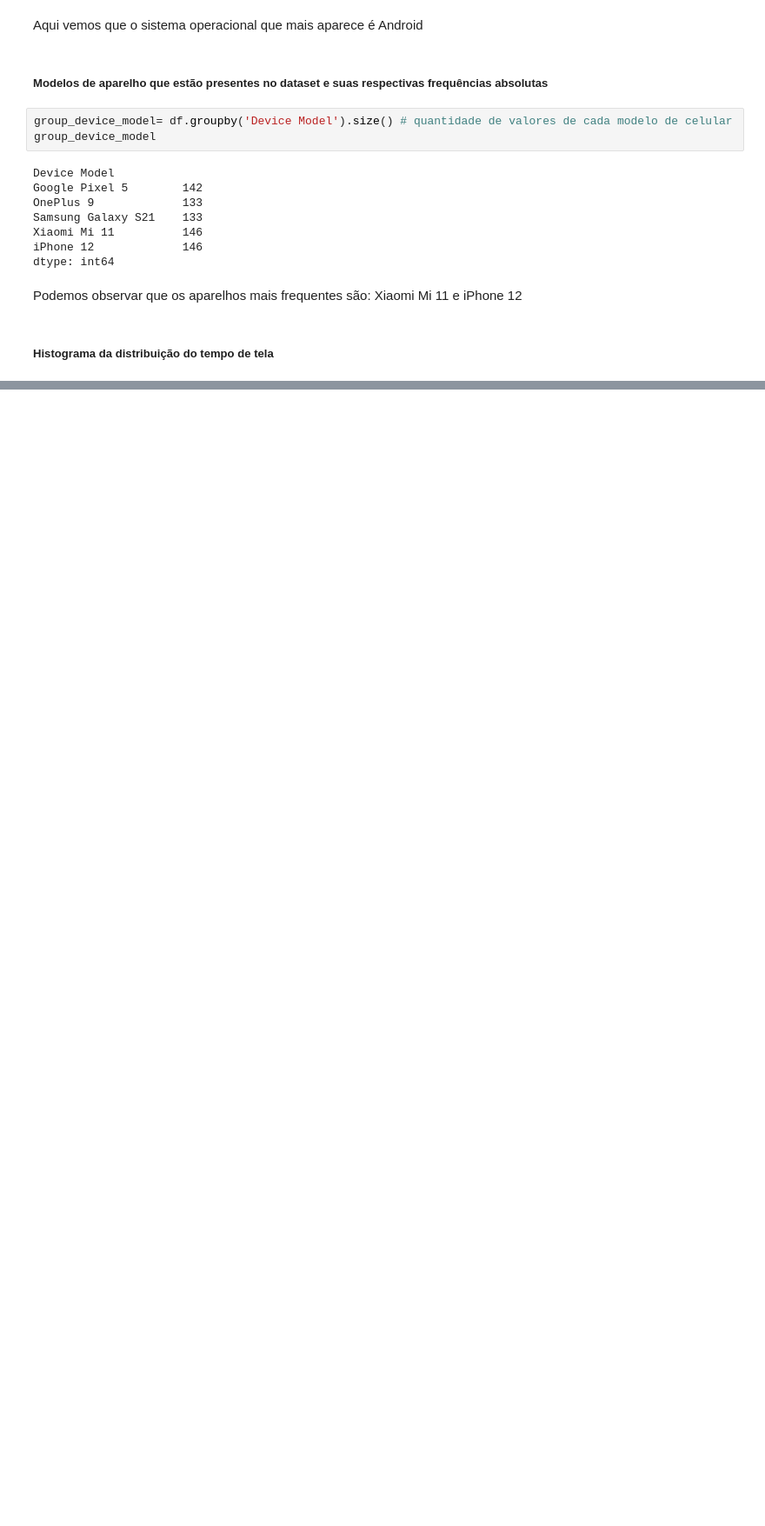
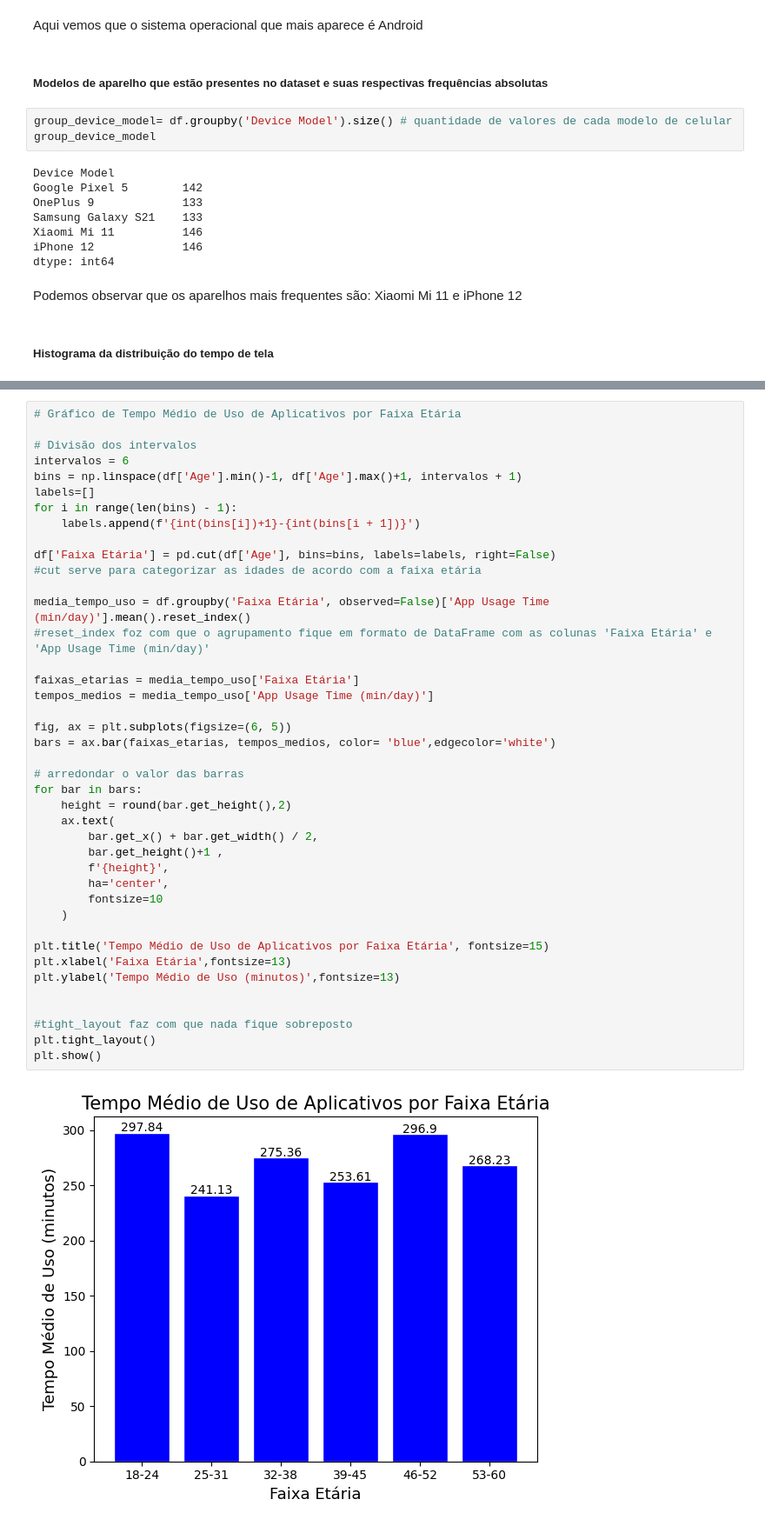
Before and after one commit to aninhaborges/trabalho-final-org-dados, a Jupyter notebook: user-behavior/UserBehavior.ipynb, the cells around one changed output, grey strips where cells are left out. Shown: that part at 87% size. Saved outputs shown, nothing was run; the diff lists cells and outputs as text; blank space fills up the shorter version.

```diff
--- a/user-behavior/UserBehavior.ipynb
+++ b/user-behavior/UserBehavior.ipynb
@@ -168,0 +148,43 @@ Vemos um histograma qu mostra a distribuição do tempo de tela, no eixo x estã
+# %%
+# Gráfico de Tempo Médio de Uso de Aplicativos por Faixa Etária
+
+# Divisão dos intervalos
+intervalos = 6
+bins = np.linspace(df['Age'].min()-1, df['Age'].max()+1, intervalos + 1)
+labels=[]
+for i in range(len(bins) - 1):
+    labels.append(f'{int(bins[i])+1}-{int(bins[i + 1])}')
+
+df['Faixa Etária'] = pd.cut(df['Age'], bins=bins, labels=labels, right=False)
+#cut serve para categorizar as idades de acordo com a faixa etária
+
+media_tempo_uso = df.groupby('Faixa Etária', observed=False)['App Usage Time (min/day)'].mean().reset_index()
+#reset_index foz com que o agrupamento fique em formato de DataFrame com as colunas 'Faixa Etária' e 'App Usage Time (min/day)'
+
+faixas_etarias = media_tempo_uso['Faixa Etária']
+tempos_medios = media_tempo_uso['App Usage Time (min/day)']
+
+fig, ax = plt.subplots(figsize=(6, 5))
+bars = ax.bar(faixas_etarias, tempos_medios, color= 'blue',edgecolor='white')
+
+# arredondar o valor das barras
+for bar in bars:
+    height = round(bar.get_height(),2)
+    ax.text(
+        bar.get_x() + bar.get_width() / 2,
+        bar.get_height()+1 ,
+        f'{height}',
+        ha='center',
+        fontsize=10
+    )
+
+plt.title('Tempo Médio de Uso de Aplicativos por Faixa Etária', fontsize=15)
+plt.xlabel('Faixa Etária',fontsize=13)
+plt.ylabel('Tempo Médio de Uso (minutos)',fontsize=13)
+
+
+#tight_layout faz com que nada fique sobreposto
+plt.tight_layout()
+plt.show()
+# %% [output]
+[figure, added]
```
Also changed, not shown: parts of 34 cells of this notebook.
